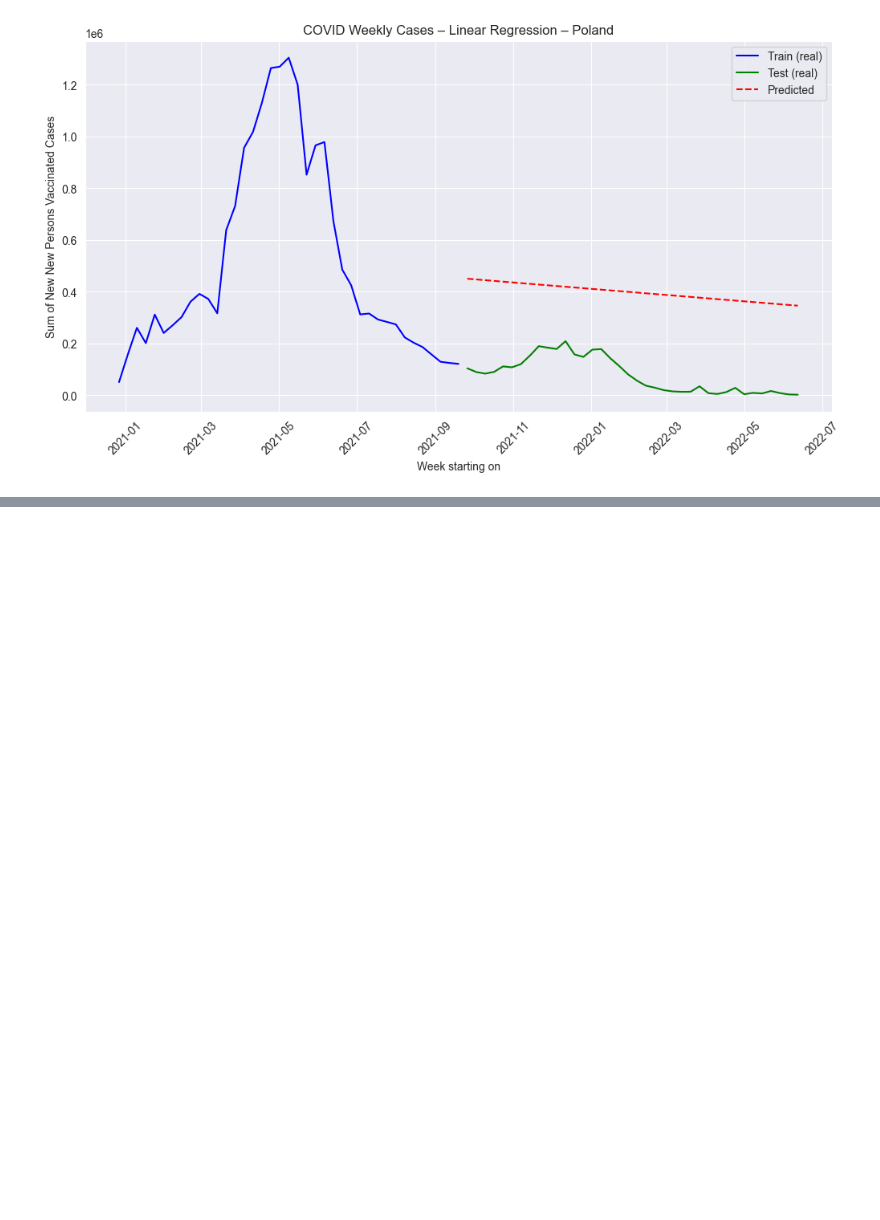
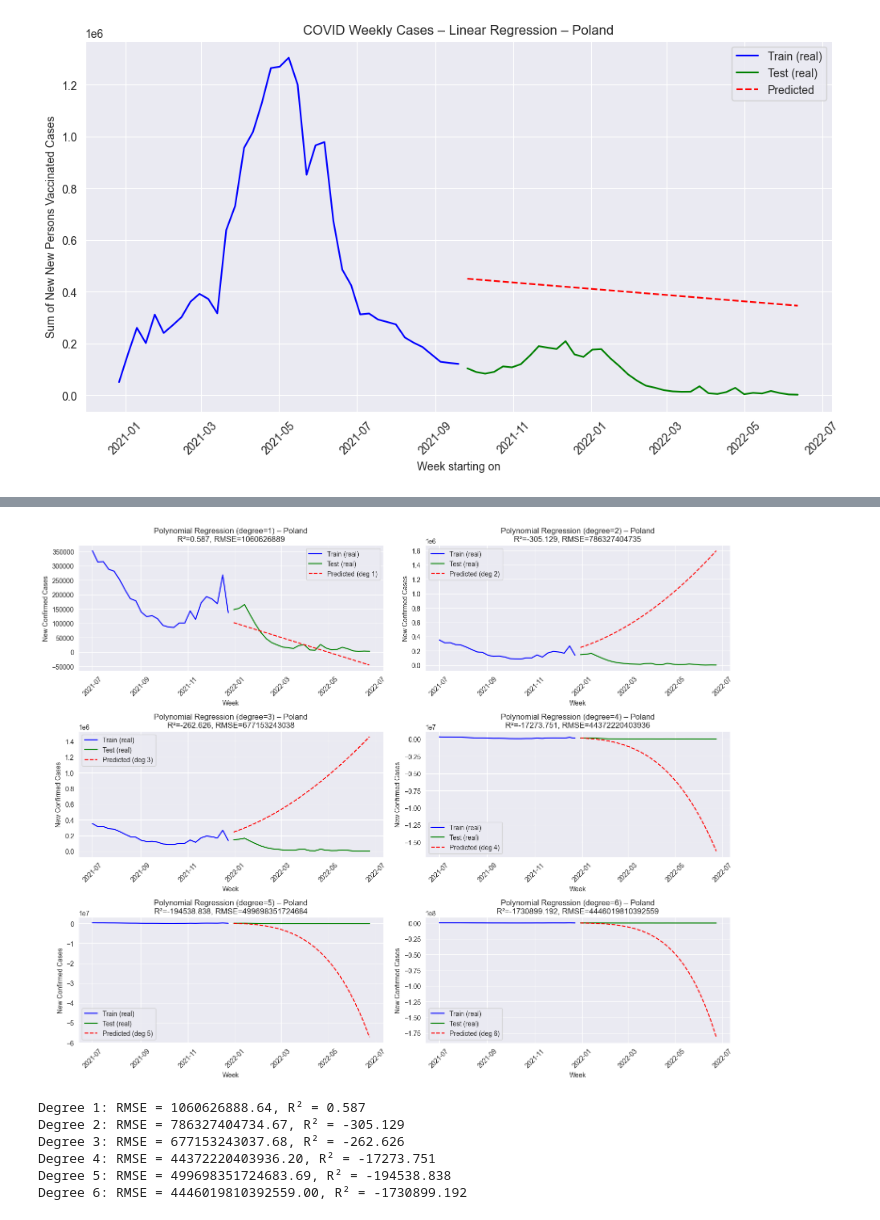
Before and after one commit to qmacdom/BigData, a Jupyter notebook: zad3.ipynb, the cells around one changed output, grey strips where cells are left out. Saved outputs shown, nothing was run; the diff lists cells and outputs as text; code cells hidden in the pictures; blank space fills up the shorter version.

Commit message:
3 done. 4. started

```diff
--- a/zad3.ipynb
+++ b/zad3.ipynb
@@ -222,0 +396,52 @@ plt.show()
+# %%
+from sklearn.preprocessing import PolynomialFeatures
+from sklearn.metrics import mean_squared_error, r2_score
+
+# Zakres stopni do przetestowania
+degrees = [1, 2, 3, 4, 5, 6]
+results = []
+
+plt.figure(figsize=(15, 12))
+
+for i, degree in enumerate(degrees, start=1):
+    # Przekształcenie cech
+    poly = PolynomialFeatures(degree)
+    X_train_poly = poly.fit_transform(X_train)
+    X_test_poly = poly.transform(X_test)
+
+    # Trening modelu
+    model = LinearRegression()
+    model.fit(X_train_poly, y_train)
+    y_pred_poly = model.predict(X_test_poly)
+
+    # Metryki
+    rmse = mean_squared_error(y_test, y_pred_poly)
+    r2 = r2_score(y_test, y_pred_poly)
+    results.append((degree, rmse, r2))
+
+    # Wykres
+    plt.subplot(3, 2, i)
+    plt.plot(train_weeks['date'], y_train, label='Train (real)', color='blue')
+    plt.plot(test_weeks['date'], y_test, label='Test (real)', color='green')
+    plt.plot(test_weeks['date'], y_pred_poly, label=f'Predicted (deg {degree})', linestyle='--', color='red')
+    plt.title(f'Polynomial Regression (degree={degree}) – {country}\nR²={r2:.3f}, RMSE={rmse:.0f}')
+    plt.xlabel('Week')
+    plt.ylabel('New Confirmed Cases')
+    plt.xticks(rotation=45)
+    plt.grid(True)
+    plt.legend()
+
+plt.tight_layout()
+plt.show()
+
+# Porównanie wyników
+for deg, rmse, r2 in results:
+    print(f"Degree {deg}: RMSE = {rmse:.2f}, R² = {r2:.3f}")
+# %% [output]
+[figure, added]
+Degree 1: RMSE = 1060626888.64, R² = 0.587
+Degree 2: RMSE = 786327404734.67, R² = -305.129
+Degree 3: RMSE = 677153243037.68, R² = -262.626
+Degree 4: RMSE = 44372220403936.20, R² = -17273.751
+Degree 5: RMSE = 499698351724683.69, R² = -194538.838
+Degree 6: RMSE = 4446019810392559.00, R² = -1730899.192
```
Also changed, not shown: parts of 12 cells of this notebook.
